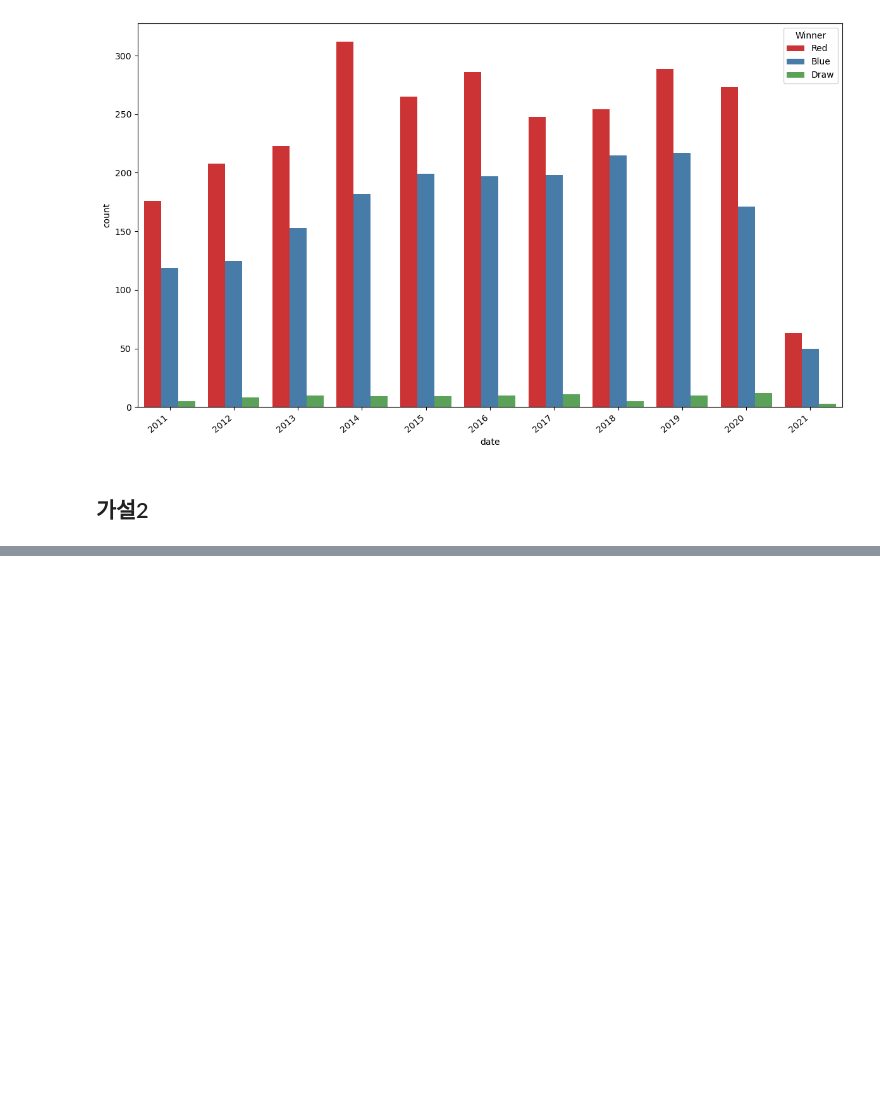
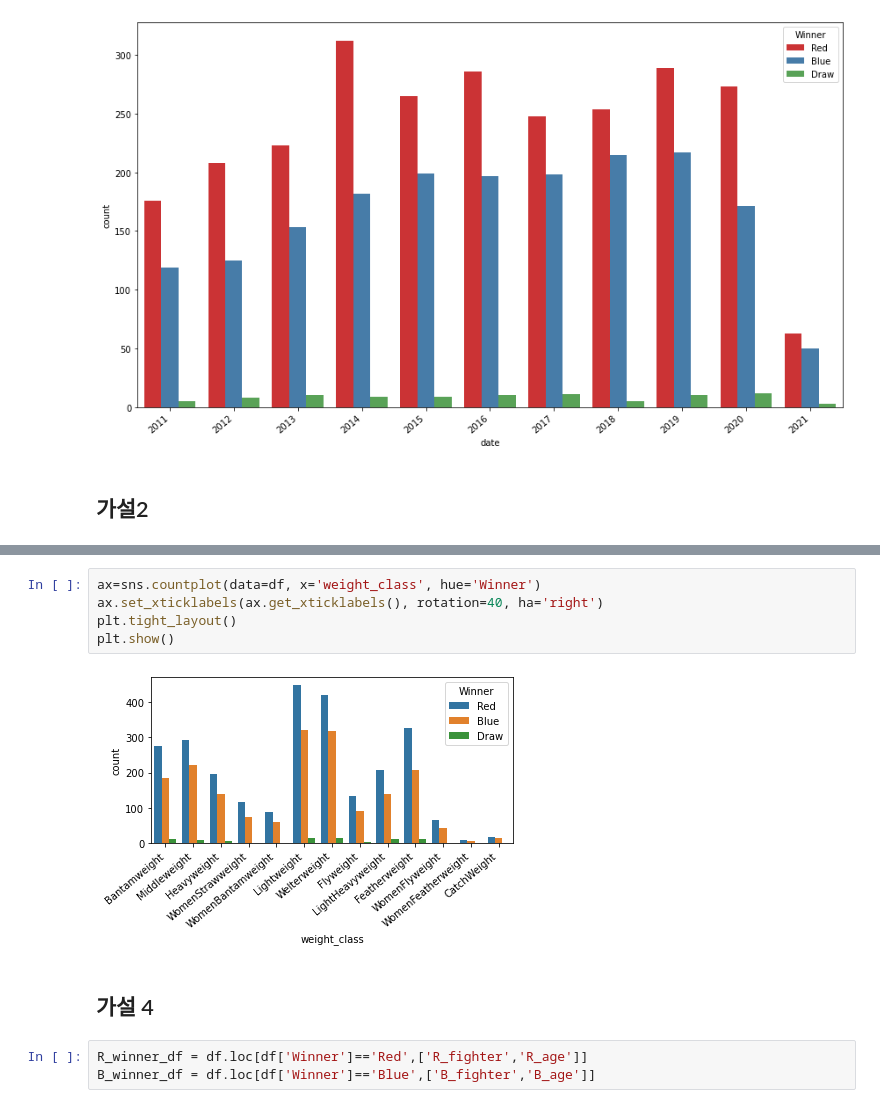
Before and after one commit to dlwnsgml7/Term-Project, a Jupyter notebook: Term Prject.ipynb, the cells around one changed output, grey strips where cells are left out. Saved outputs shown, nothing was run; the diff lists cells and outputs as text; blank space fills up the shorter version.

```diff
--- a/Term Prject.ipynb
+++ b/Term Prject.ipynb
@@ -163,0 +351,12 @@ ufc_df2= df
+# %%
+ax=sns.countplot(data=df, x='weight_class', hue='Winner')
+ax.set_xticklabels(ax.get_xticklabels(), rotation=40, ha='right')
+plt.tight_layout()
+plt.show()
+# %% [output]
+[figure, added]
+# %% [markdown]
+## 가설 4
+# %%
+R_winner_df = df.loc[df['Winner']=='Red',['R_fighter','R_age']]
+B_winner_df = df.loc[df['Winner']=='Blue',['B_fighter','B_age']]
```
Also changed, not shown: parts of 25 cells of this notebook.
